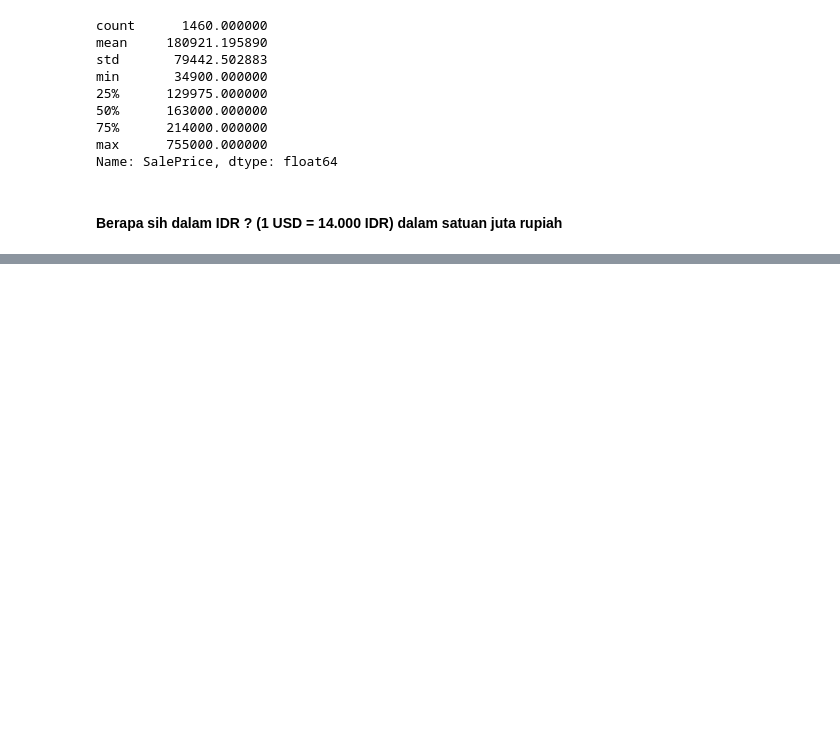
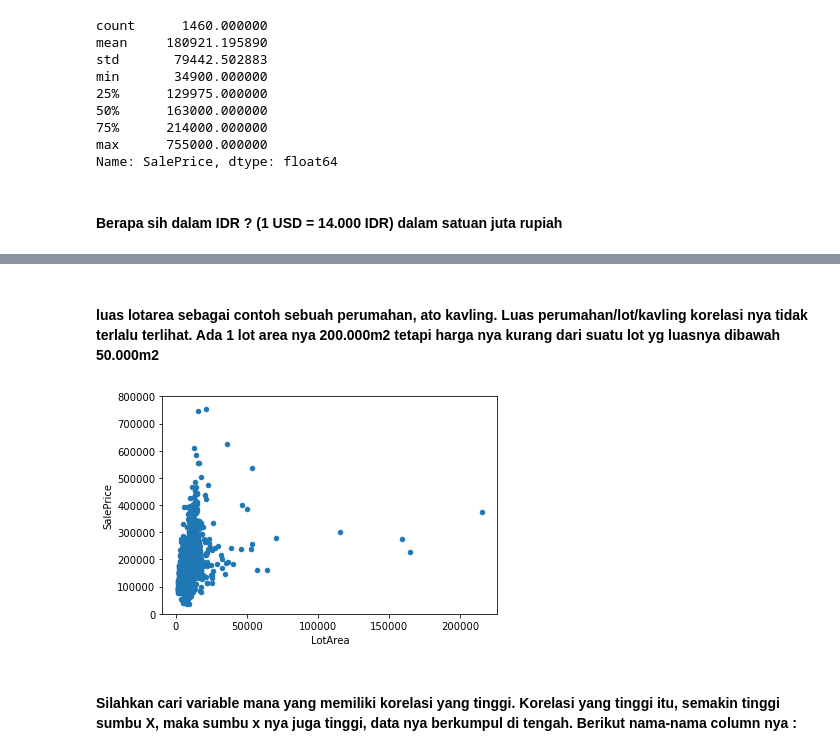
Before and after one commit to linggom/lombok_meetup, a Jupyter notebook: data_exploration.ipynb, the cells around one changed output, grey strips where cells are left out. Cells and saved outputs as stored; diff of their text form; code cells hidden in the pictures; blank space fills up the shorter version.

```diff
--- a/data_exploration.ipynb
+++ b/data_exploration.ipynb
@@ -59,0 +86,8 @@ Name: SalePrice, dtype: float64
+# %% [markdown]
+#### luas lotarea sebagai contoh sebuah perumahan, ato kavling. Luas perumahan/lot/kavling korelasi nya tidak terlalu terlihat. Ada 1 lot area nya 200.000m2 tetapi harga nya kurang dari suatu lot yg luasnya dibawah 50.000m2
+# %%
+correl('LotArea')
+# %% [output]
+[figure, added]
+# %% [markdown]
+#### Silahkan cari variable mana yang memiliki korelasi yang tinggi. Korelasi yang tinggi itu, semakin tinggi sumbu X, maka sumbu x nya juga tinggi, data nya berkumpul di tengah. Berikut nama-nama column nya :
```
Also changed, not shown: parts of 23 cells of this notebook, 1 other file.
